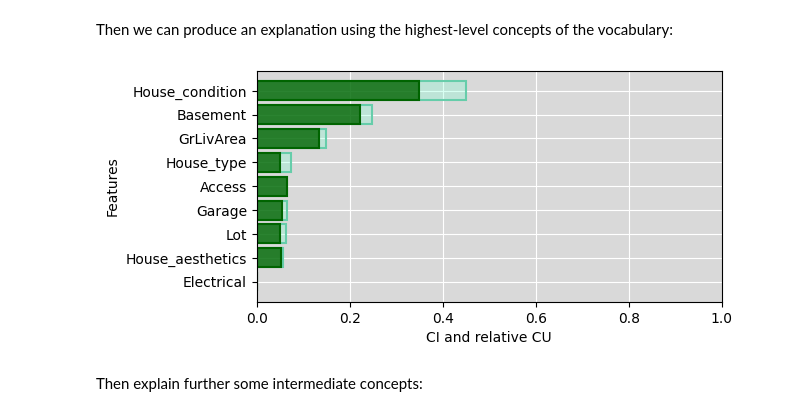
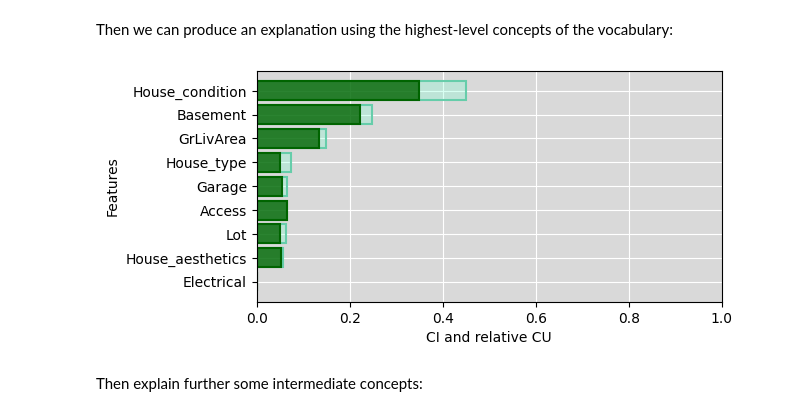
Before and after one commit to KaryFramling/py-ciu, a Jupyter notebook: README_notebook.ipynb, the cells around one changed output. Saved outputs shown, nothing was run; the diff lists cells and outputs as text; code cells hidden in the pictures.

```diff
--- a/README_notebook.ipynb
+++ b/README_notebook.ipynb
@@ -499,10 +499,10 @@ CIU_ames.vocabulary = ames_voc
 # %% [markdown]
 Then we can produce an explanation using the highest-level concepts of the vocabulary:
 # %%
-top_res = CIU_ames.explain_voc(ames_instance, nsamples=1000)
+top_res = CIU_ames.explain_voc(ames_instance, nsamples=10000)
 CIU_ames.plot_ciu(top_res, figsize=(6,3), plot_mode='overlap')
 # %% [output]
-[figure, old version]
+[figure, new version]
 # %% [markdown]
 Then explain further some intermediate concepts:
 # %%
```
Also changed, not shown: parts of 4 cells of this notebook, 7 other files.
